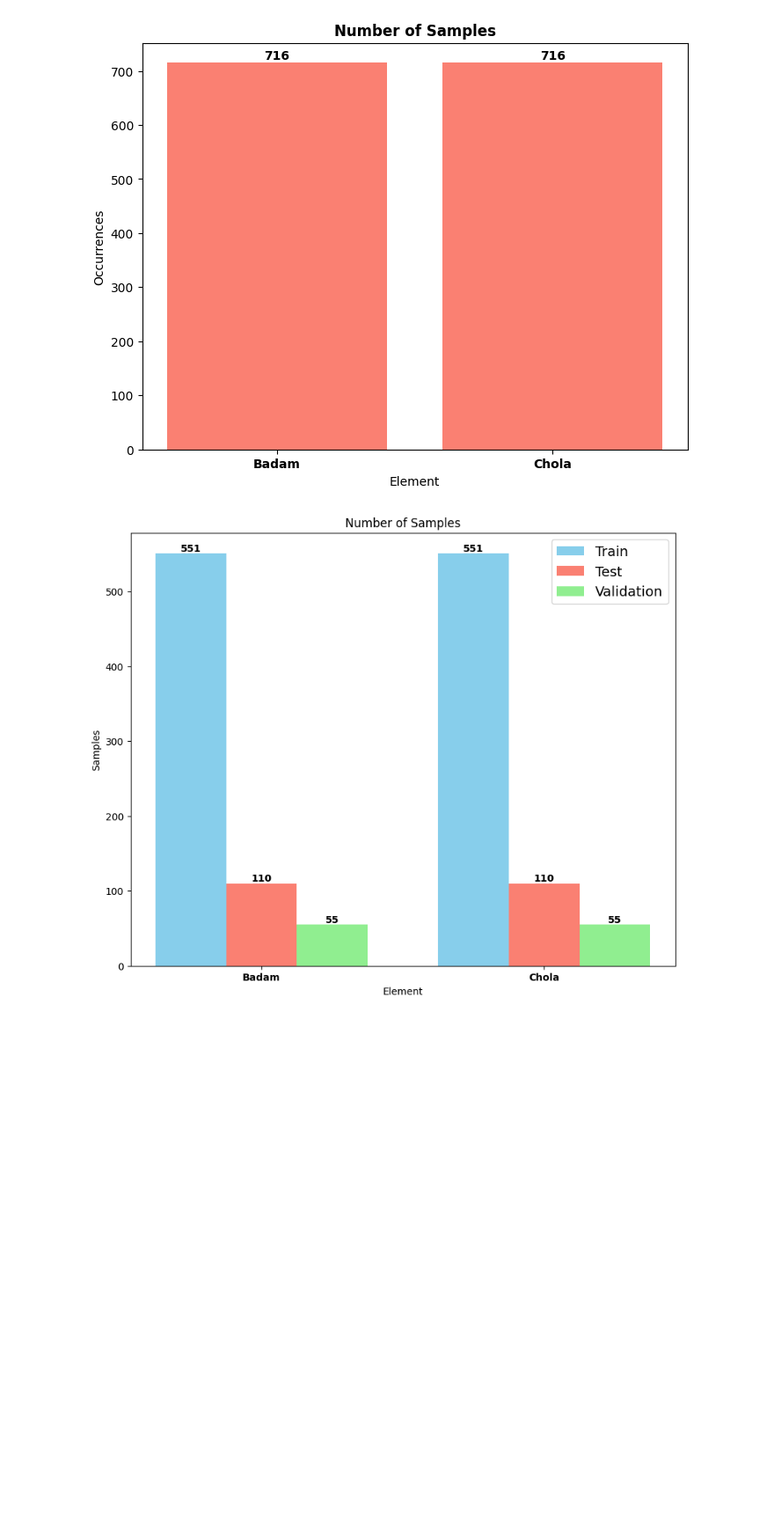
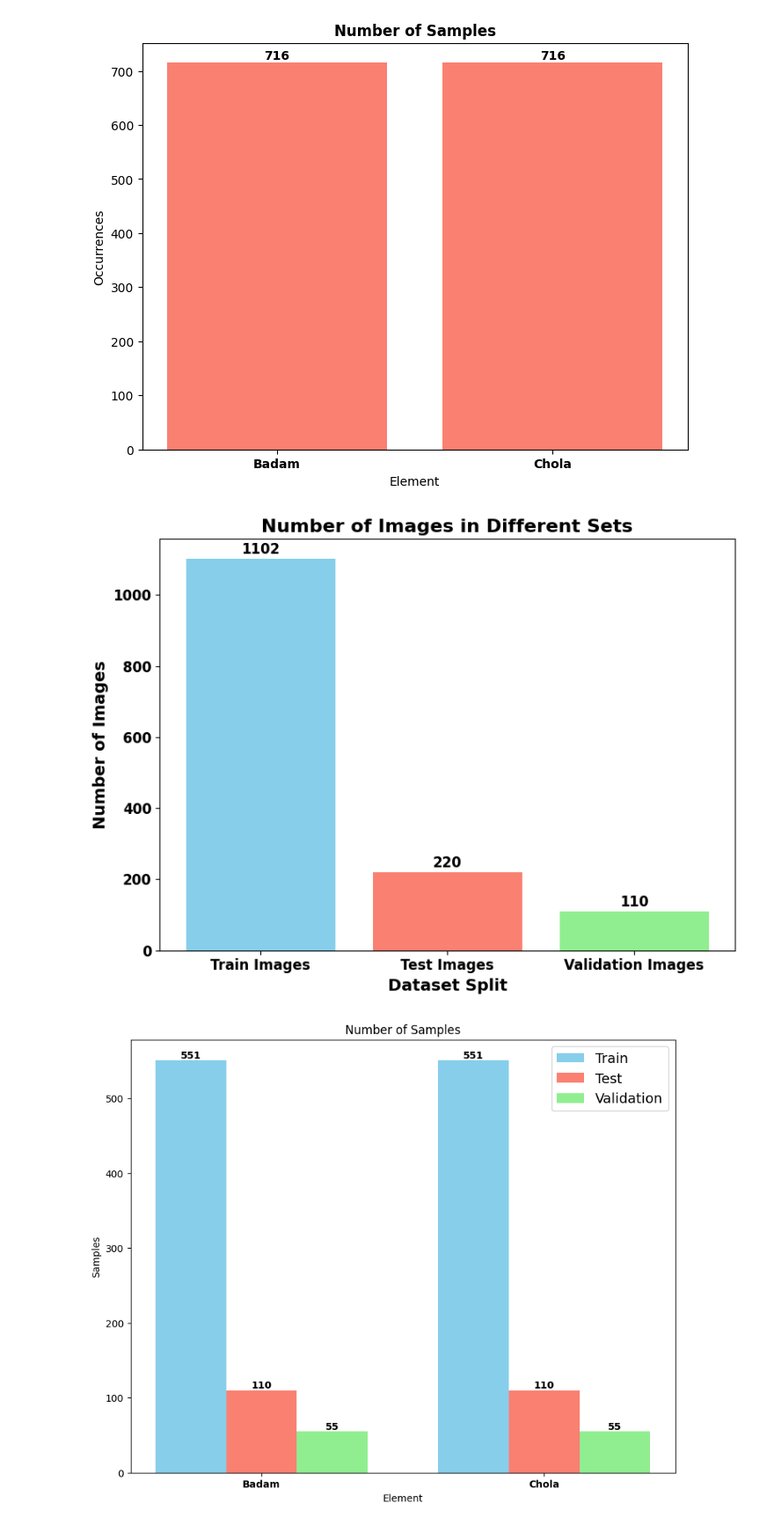
Before and after one commit to ForhanShahriarFahim/Artificial-Intelligence-Lab, a Jupyter notebook: Group_9_Assignment_4(Updated).ipynb, the cells around one changed output. Shown at 88% size. Saved outputs shown, nothing was run; the diff lists cells and outputs as text; code cells hidden in the pictures; blank space fills up the shorter version.

```diff
--- a/Group_9_Assignment_4(Updated).ipynb
+++ b/Group_9_Assignment_4(Updated).ipynb
@@ -145,6 +145,41 @@ plt.xticks(values, ['Badam', 'Chola'], weight='bold')  # Bold x-axis tick labels
 plt.show()
 # %% [output]
 [figure]
+# %%
+import numpy as np
+import matplotlib.pyplot as plt
+
+# Shapes of the image arrays
+train_images_shape = (train_images.shape[0],)
+test_images_shape = (test_images.shape[0],)
+val_images_shape = (val_images.shape[0],)
+
+# Create labels and counts
+labels = ['Train Images', 'Test Images', 'Validation Images']
+counts = [train_images_shape[0], test_images_shape[0], val_images_shape[0]]
+
+# Define colors for each bar
+colors = ['skyblue', 'salmon', 'lightgreen']
+
+# Plotting the bar chart with different colors and bold font
+plt.figure(figsize=(8, 6))
+bars = plt.bar(labels, counts, color=colors)
+plt.xlabel('Dataset Split', fontsize=14, weight='bold')  # Bold and larger x-axis label
+plt.ylabel('Number of Images', fontsize=14, weight='bold')  # Bold and larger y-axis label
+plt.title('Number of Images in Different Sets', fontsize=16, weight='bold')  # Bold and larger title
+plt.xticks(range(len(labels)), labels, ha='center', fontsize=12, weight='bold')  # Bold and larger x-axis tick labels
+plt.yticks(fontsize=12, weight='bold')  # Bold and larger y-axis tick labels
+plt.tight_layout()
+
+# Add count values on top of bars with bold and larger font
+for bar, count in zip(bars, counts):
+    plt.text(bar.get_x() + bar.get_width()/2, bar.get_height() + 5, str(count),
+             ha='center', va='bottom', fontsize=12, weight='bold')
+# plt.savefig('/content/drive/MyDrive/Classifier Dataset/Images Save/samples_split_in_sets.png')
+
+plt.show()
+# %% [output]
+[figure, added]
 # %%
 # Calculate counts for each label in train, test, and val sets
 train_values, train_counts = np.unique(train_labels, return_counts=True)
```
